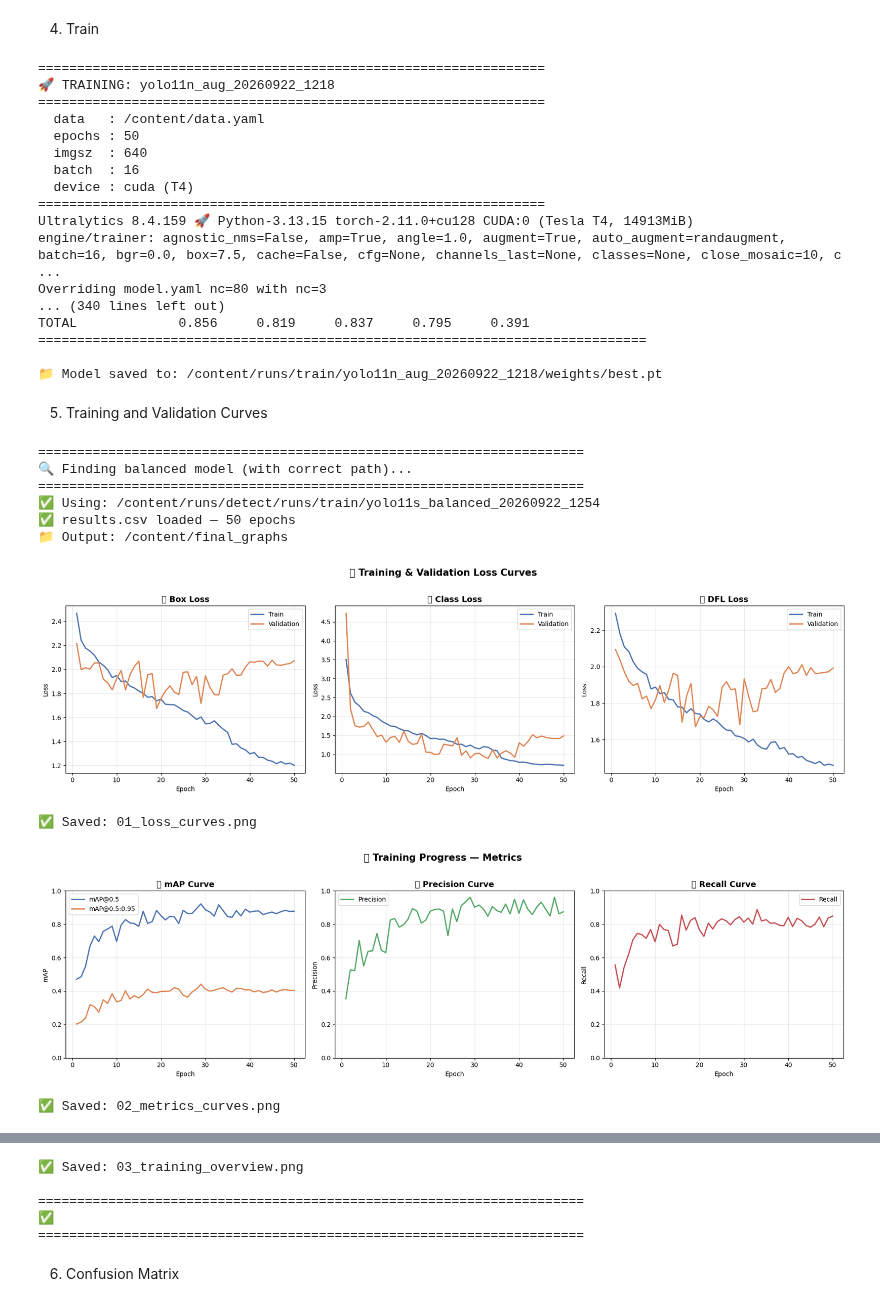
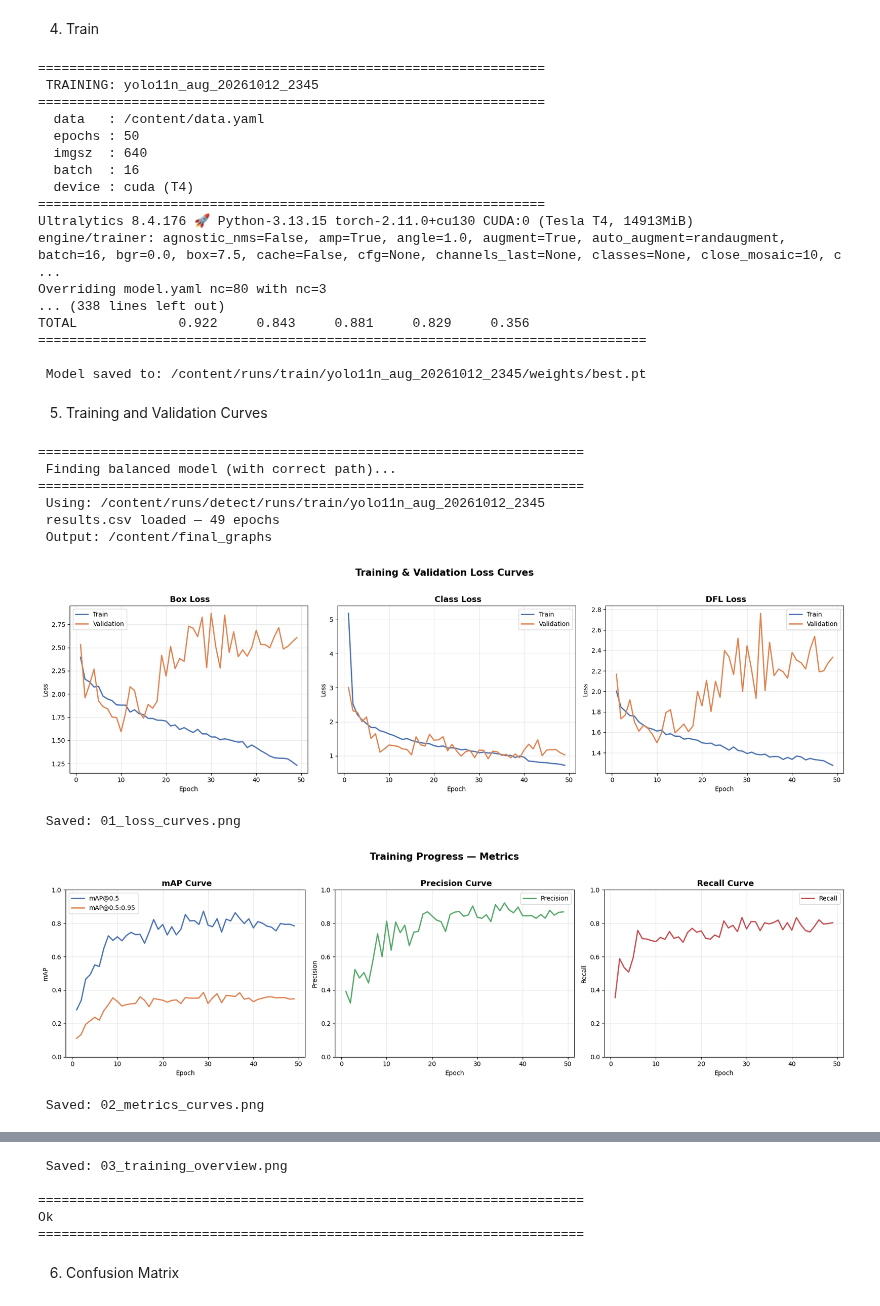
Before and after one commit to Ishini01/garment_defect_system, a Jupyter notebook: Missing_Lables.ipynb, the cells around one changed output, grey strips where cells are left out. Saved outputs shown, nothing was run; the diff lists cells and outputs as text; code cells hidden in the pictures.

```diff
--- a/Missing_Lables.ipynb
+++ b/Missing_Lables.ipynb
@@ -443,7 +443,7 @@ from datetime import datetime
 run_name = f"yolo11n_aug_{datetime.now().strftime('%Y%m%d_%H%M')}"
 
 print("=" * 65)
-print(f"🚀 TRAINING: {run_name}")
+print(f" TRAINING: {run_name}")
 print("=" * 65)
 print(f"  data   : /content/data.yaml")
 print(f"  epochs : 50")
@@ -470,13 +470,13 @@ results = model.train(
     verbose=True
 )
 
-print("\n✅ Training complete!")
+print("\n Training complete!")
 
 # ============================================================
 # VALIDATE ON VAL SET
 # ============================================================
 print("\n" + "=" * 65)
-print("📊 FINAL VALIDATION ACCURACY")
+print(" FINAL VALIDATION ACCURACY")
 print("=" * 65)
 
 m = model.val(data='/content/data.yaml', split='val', conf=0.25, iou=0.5)
@@ -500,10 +500,10 @@ print("=" * 78)
 # SAVE PATH
 # ============================================================
 best_path = f'/content/runs/train/{run_name}/weights/best.pt'
-print(f"\n📁 Model saved to: {best_path}")
+print(f"\n Model saved to: {best_path}")
 # %% [output]
 =================================================================
-🚀 TRAINING: yolo11n_aug_20260922_1218
+ TRAINING: yolo11n_aug_20261012_2345
 =================================================================
   data   : /content/data.yaml
   epochs : 50
@@ -511,14 +511,14 @@ print(f"\n📁 Model saved to: {best_path}")
   batch  : 16
   device : cuda (T4)
 =================================================================
-Ultralytics 8.4.159 🚀 Python-3.13.15 torch-2.11.0+cu128 CUDA:0 (Tesla T4, 14913MiB)
+Ultralytics 8.4.176 🚀 Python-3.13.15 torch-2.11.0+cu130 CUDA:0 (Tesla T4, 14913MiB)
 engine/trainer: agnostic_nms=False, amp=True, angle=1.0, augment=True, auto_augment=randaugment, batch=16, bgr=0.0, box=7.5, cache=False, cfg=None, channels_last=None, classes=None, close_mosaic=10, c ...
 Overriding model.yaml nc=80 with nc=3
-... (340 lines left out)
-TOTAL             0.856     0.819     0.837     0.795     0.391
+... (338 lines left out)
+TOTAL             0.922     0.843     0.881     0.829     0.356
 ==============================================================================
 
-📁 Model saved to: /content/runs/train/yolo11n_aug_20260922_1218/weights/best.pt
+ Model saved to: /content/runs/train/yolo11n_aug_20261012_2345/weights/best.pt
 # %% [markdown]
 5. Training and Validation Curves
 # %%
@@ -533,7 +533,7 @@ from pathlib import Path
 # 1. FIND THE BALANCED MODEL — FIXED PATH
 # ============================================================
 print("=" * 70)
-print("🔍 Finding balanced model (with correct path)...")
+print(" Finding balanced model (with correct path)...")
 print("=" * 70)
 
 # Search BOTH possible path patterns
@@ -548,27 +548,27 @@ for pat in patterns:
     run_dirs.extend(glob.glob(pat, recursive=True))
 
 if not run_dirs:
-    raise FileNotFoundError("❌")
+    raise FileNotFoundError("Error")
 
 # Pick latest
 run_dirs = sorted(set(run_dirs), key=os.path.getmtime)
 run_dir = run_dirs[-1].rstrip('/')
-print(f"✅ Using: {run_dir}")
+print(f" Using: {run_dir}")
 
 csv_path = os.path.join(run_dir, 'results.csv')
 if not os.path.exists(csv_path):
-    raise FileNotFoundError(f"❌ results.csv නැහැ: {csv_path}")
+    raise FileNotFoundError(f" results.csv නැහැ: {csv_path}")
 
 df = pd.read_csv(csv_path)
 df.columns = df.columns.str.strip()
-print(f"✅ results.csv loaded — {len(df)} epochs")
+print(f" results.csv loaded — {len(df)} epochs")
 
 # ============================================================
 # 2. OUTPUT FOLDER
 # ============================================================
 OUT = Path('/content/final_graphs')
 OUT.mkdir(exist_ok=True)
-print(f"📁 Output: {OUT}")
+print(f" Output: {OUT}")
 
 # ============================================================
 # GRAPH 1: LOSS CURVES
@@ -579,7 +579,7 @@ axes[0].plot(df['epoch'], df['train/box_loss'],
              label='Train', color='#4C72B0', linewidth=2)
 axes[0].plot(df['epoch'], df['val/box_loss'],
              label='Validation', color='#DD8452', linewidth=2)
-axes[0].set_title('📦 Box Loss', fontsize=13, fontweight='bold')
+axes[0].set_title(' Box Loss', fontsize=13, fontweight='bold')
 axes[0].set_xlabel('Epoch'); axes[0].set_ylabel('Loss')
 axes[0].legend(); axes[0].grid(alpha=0.3)
 
@@ -587,7 +587,7 @@ axes[1].plot(df['epoch'], df['train/cls_loss'],
              label='Train', color='#4C72B0', linewidth=2)
 axes[1].plot(df['epoch'], df['val/cls_loss'],
              label='Validation', color='#DD8452', linewidth=2)
-axes[1].set_title('🏷️ Class Loss', fontsize=13, fontweight='bold')
+axes[1].set_title(' Class Loss', fontsize=13, fontweight='bold')
 axes[1].set_xlabel('Epoch'); axes[1].set_ylabel('Loss')
 axes[1].legend(); axes[1].grid(alpha=0.3)
 
@@ -596,16 +596,16 @@ if 'train/dfl_loss' in df.columns:
                  label='Train', color='#4C72B0', linewidth=2)
     axes[2].plot(df['epoch'], df['val/dfl_loss'],
                  label='Validation', color='#DD8452', linewidth=2)
-    axes[2].set_title('📐 DFL Loss', fontsize=13, fontweight='bold')
+    axes[2].set_title(' DFL Loss', fontsize=13, fontweight='bold')
     axes[2].set_xlabel('Epoch'); axes[2].set_ylabel('Loss')
     axes[2].legend(); axes[2].grid(alpha=0.3)
 
-plt.suptitle('📉 Training & Validation Loss Curves',
+plt.suptitle(' Training & Validation Loss Curves',
              fontsize=15, fontweight='bold', y=1.02)
 plt.tight_layout()
 plt.savefig(OUT / '01_loss_curves.png', dpi=150, bbox_inches='tight')
 plt.show()
-print("✅ Saved: 01_loss_curves.png")
+print(" Saved: 01_loss_curves.png")
 
 # ============================================================
 # GRAPH 2: METRICS CURVES
@@ -616,28 +616,28 @@ axes[0].plot(df['epoch'], df['metrics/mAP50(B)'],
              label='mAP@0.5', color='#4C72B0', linewidth=2)
 axes[0].plot(df['epoch'], df['metrics/mAP50-95(B)'],
              label='mAP@0.5:0.95', color='#DD8452', linewidth=2)
-axes[0].set_title('🎯 mAP Curve', fontsize=13, fontweight='bold')
+axes[0].set_title(' mAP Curve', fontsize=13, fontweight='bold')
 axes[0].set_xlabel('Epoch'); axes[0].set_ylabel('mAP')
 axes[0].legend(); axes[0].grid(alpha=0.3); axes[0].set_ylim(0, 1)
 
 axes[1].plot(df['epoch'], df['metrics/precision(B)'],
              label='Precision', color='#55A868', linewidth=2)
-axes[1].set_title('🎯 Precision Curve', fontsize=13, fontweight='bold')
+axes[1].set_title(' Precision Curve', fontsize=13, fontweight='bold')
 axes[1].set_xlabel('Epoch'); axes[1].set_ylabel('Precision')
 axes[1].legend(); axes[1].grid(alpha=0.3); axes[1].set_ylim(0, 1)
 
 axes[2].plot(df['epoch'], df['metrics/recall(B)'],
              label='Recall', color='#C44E52', linewidth=2)
-axes[2].set_title('🎯 Recall Curve', fontsize=13, fontweight='bold')
+axes[2].set_title(' Recall Curve', fontsize=13, fontweight='bold')
 axes[2].set_xlabel('Epoch'); axes[2].set_ylabel('Recall')
 axes[2].legend(); axes[2].grid(alpha=0.3); axes[2].set_ylim(0, 1)
 
-plt.suptitle('📈 Training Progress — Metrics',
+plt.suptitle(' Training Progress — Metrics',
              fontsize=15, fontweight='bold', y=1.02)
 plt.tight_layout()
 plt.savefig(OUT / '02_metrics_curves.png', dpi=150, bbox_inches='tight')
 plt.show()
-print("✅ Saved: 02_metrics_curves.png")
+print(" Saved: 02_metrics_curves.png")
 
 # ============================================================
 # GRAPH 3: COMBINED OVERVIEW
@@ -648,41 +648,41 @@ axes[0, 0].plot(df['epoch'], df['train/box_loss'], label='Train', color='#4C72B0
 axes[0, 0].plot(df['epoch'], df['val/box_loss'],   label='Val',   color='#DD8452')
 axes[0, 0].set_title('Box Loss'); axes[0, 0].legend(); axes[0, 0].grid(alpha=0.3)
 
 axes[0, 1].plot(df['epoch'], df['train/cls_loss'], label='Train', color='#4C72B0')
 axes[0, 1].plot(df['epoch'], df['val/cls_loss'],   label='Val',   color='#DD8452')
 axes[0, 1].set_title('Class Loss'); axes[0, 1].legend(); axes[0, 1].grid(alpha=0.3)
 
 axes[1, 0].plot(df['epoch'], df['metrics/mAP50(B)'],
                 label='mAP@0.5', color='#4C72B0', linewidth=2)
 axes[1, 0].plot(df['epoch'], df['metrics/mAP50-95(B)'],
                 label='mAP@0.5:0.95', color='#DD8452', linewidth=2)
 axes[1, 0].set_title('mAP'); axes[1, 0].legend()
 axes[1, 0].grid(alpha=0.3); axes[1, 0].set_ylim(0, 1)
 
 axes[1, 1].plot(df['epoch'], df['metrics/precision(B)'],
                 label='Precision', color='#55A868', linewidth=2)
 axes[1, 1].plot(df['epoch'], df['metrics/recall(B)'],
                 label='Recall', color='#C44E52', linewidth=2)
 axes[1, 1].set_title('Precision & Recall'); axes[1, 1].legend()
 axes[1, 1].grid(alpha=0.3); axes[1, 1].set_ylim(0, 1)
 
-plt.suptitle('📊 Training Overview', fontsize=15, fontweight='bold')
+plt.suptitle(' Training Overview', fontsize=15, fontweight='bold')
 plt.tight_layout()
 plt.savefig(OUT / '03_training_overview.png', dpi=150, bbox_inches='tight')
 plt.show()
-print("✅ Saved: 03_training_overview.png")
+print(" Saved: 03_training_overview.png")
 
 print("\n" + "=" * 70)
-print("✅")
+print("Ok")
 print("=" * 70)
 # %% [output]
 ======================================================================
-🔍 Finding balanced model (with correct path)...
+ Finding balanced model (with correct path)...
 ======================================================================
-✅ Using: /content/runs/detect/runs/train/yolo11s_balanced_20260922_1254
-✅ results.csv loaded — 50 epochs
-📁 Output: /content/final_graphs
+ Using: /content/runs/detect/runs/train/yolo11n_aug_20261012_2345
+ results.csv loaded — 49 epochs
+ Output: /content/final_graphs
-[figure, old version]
+[figure, new version]
-✅ Saved: 01_loss_curves.png
+ Saved: 01_loss_curves.png
-[figure, old version]
+[figure, new version]
-✅ Saved: 02_metrics_curves.png
+ Saved: 02_metrics_curves.png
@@ -690,7 +690,7 @@ print("=" * 70)
-✅ Saved: 03_training_overview.png
+ Saved: 03_training_overview.png
 
 ======================================================================
-✅
+Ok
 ======================================================================
 # %% [markdown]
 6. Confusion Matrix
```
Also changed, not shown: parts of 14 cells of this notebook.
